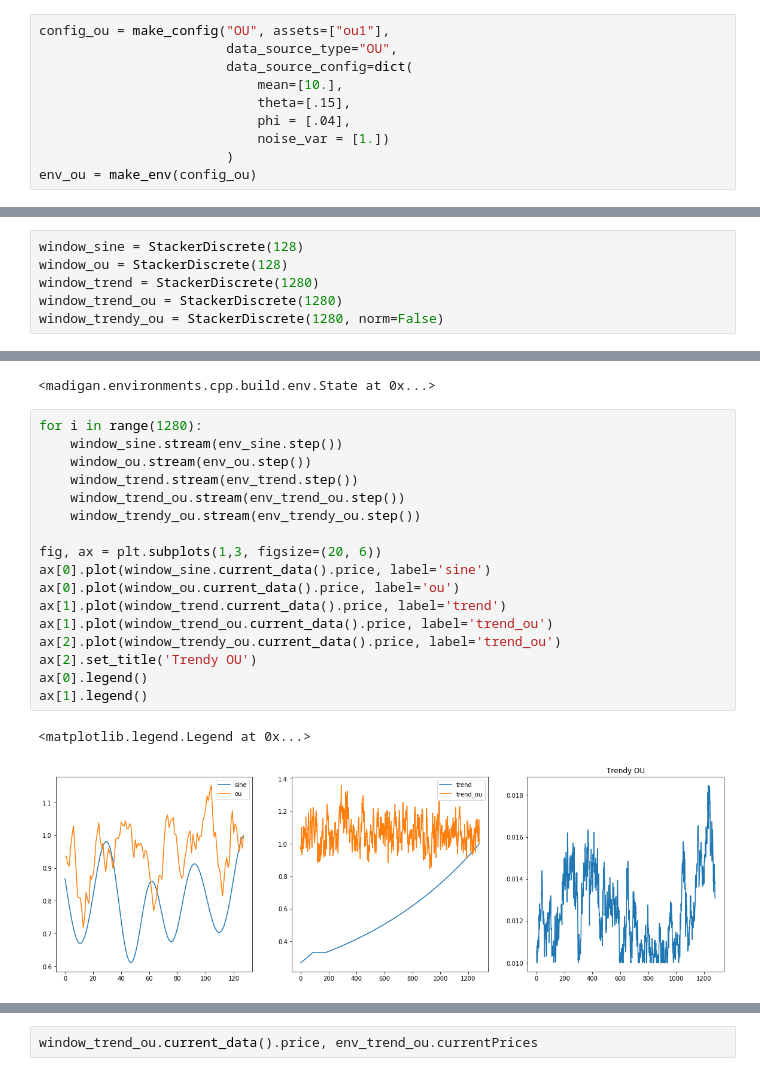
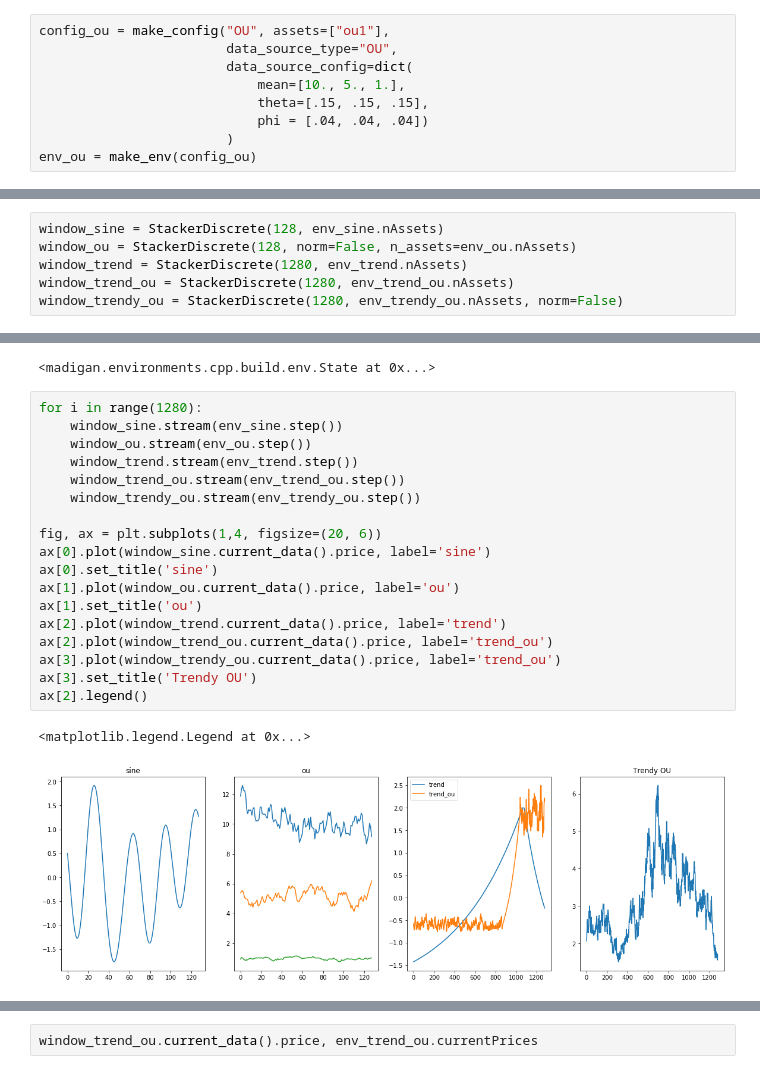
Before and after one commit to Hanwant/madigan, a Jupyter notebook: notebooks/trendOU_synth.ipynb, the cells around one changed output, grey strips where cells are left out. Saved outputs shown, nothing was run; the diff lists cells and outputs as text.

```diff
--- a/notebooks/trendOU_synth.ipynb
+++ b/notebooks/trendOU_synth.ipynb
@@ -21,10 +21,9 @@ env_sine = make_env(config_sine)
 config_ou = make_config("OU", assets=["ou1"],
                         data_source_type="OU",
                         data_source_config=dict(
-                            mean=[10.],
-                            theta=[.15],
-                            phi = [.04],
-                            noise_var = [1.])
+                            mean=[10., 5., 1.],
+                            theta=[.15, .15, .15],
+                            phi = [.04, .04, .04])
                         )
 env_ou = make_env(config_ou)
 # %%
@@ -79,9 +78,9 @@ env_sine.nAssets, env_trend.nAssets
 # %%
-window_sine = StackerDiscrete(128)
-window_ou = StackerDiscrete(128)
-window_trend = StackerDiscrete(1280)
-window_trend_ou = StackerDiscrete(1280)
-window_trendy_ou = StackerDiscrete(1280, norm=False)
+window_sine = StackerDiscrete(128, env_sine.nAssets)
+window_ou = StackerDiscrete(128, norm=False, n_assets=env_ou.nAssets)
+window_trend = StackerDiscrete(1280, env_trend.nAssets)
+window_trend_ou = StackerDiscrete(1280, env_trend_ou.nAssets)
+window_trendy_ou = StackerDiscrete(1280, env_trendy_ou.nAssets, norm=False)
 # %%
 env_sine.reset()
 env_ou.reset()
@@ -93,23 +92,24 @@ env_trendy_ou.reset()
 # %%
 for i in range(1280):
     window_sine.stream(env_sine.step())
     window_ou.stream(env_ou.step())
     window_trend.stream(env_trend.step())
     window_trend_ou.stream(env_trend_ou.step())
     window_trendy_ou.stream(env_trendy_ou.step())
 
-fig, ax = plt.subplots(1,3, figsize=(20, 6))
+fig, ax = plt.subplots(1,4, figsize=(20, 6))
 ax[0].plot(window_sine.current_data().price, label='sine')
-ax[0].plot(window_ou.current_data().price, label='ou')
-ax[1].plot(window_trend.current_data().price, label='trend')
-ax[1].plot(window_trend_ou.current_data().price, label='trend_ou')
-ax[2].plot(window_trendy_ou.current_data().price, label='trend_ou')
-ax[2].set_title('Trendy OU')
-ax[0].legend()
-ax[1].legend()
+ax[0].set_title('sine')
+ax[1].plot(window_ou.current_data().price, label='ou')
+ax[1].set_title('ou')
+ax[2].plot(window_trend.current_data().price, label='trend')
+ax[2].plot(window_trend_ou.current_data().price, label='trend_ou')
+ax[3].plot(window_trendy_ou.current_data().price, label='trend_ou')
+ax[3].set_title('Trendy OU')
+ax[2].legend()
 # %% [output]
 <matplotlib.legend.Legend at 0x...>
-[figure, old version]
+[figure, new version]
 # %%
 data = window_trendy_ou.current_data().price
 def ewm(data, alpha=0.99):
```
Also changed, not shown: parts of 3 cells of this notebook, 11 other files.
